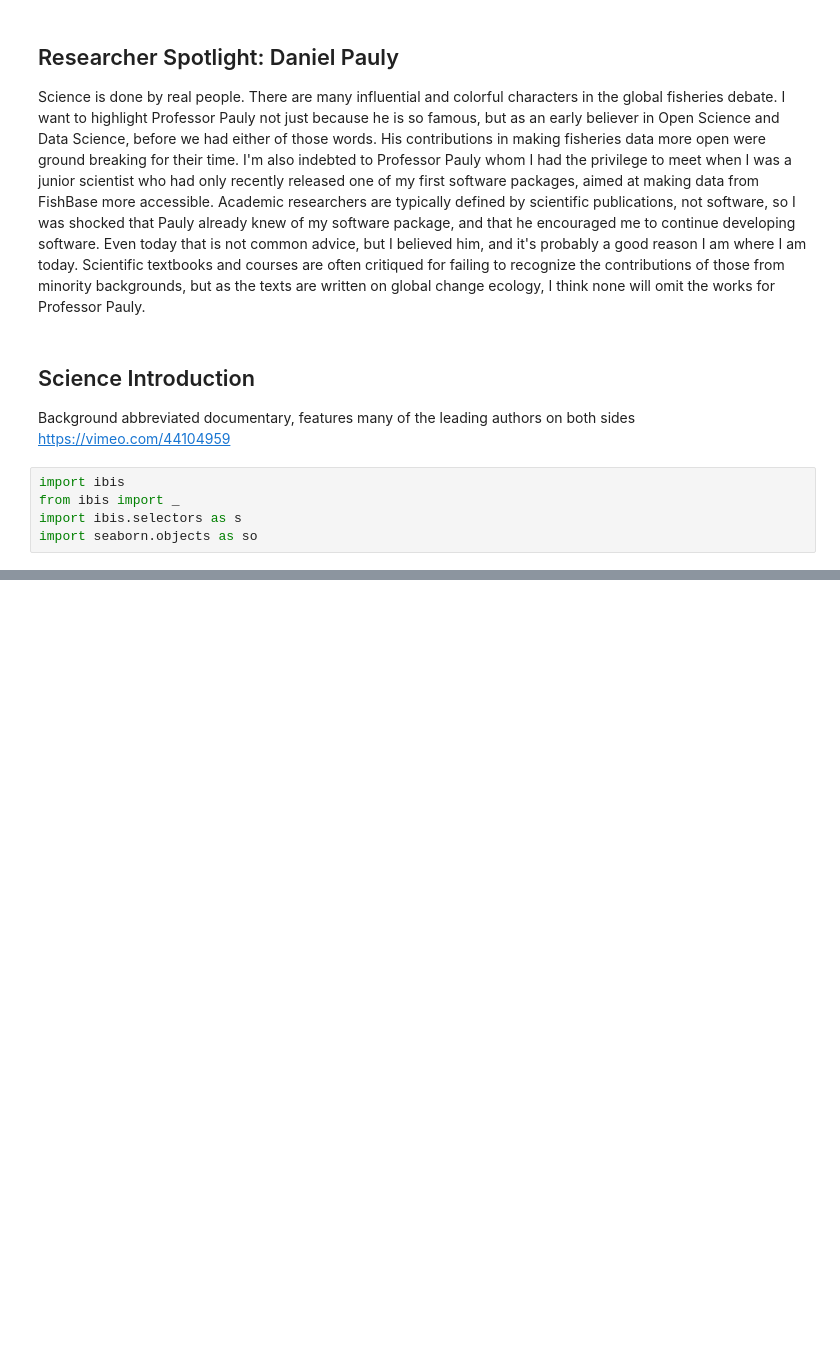
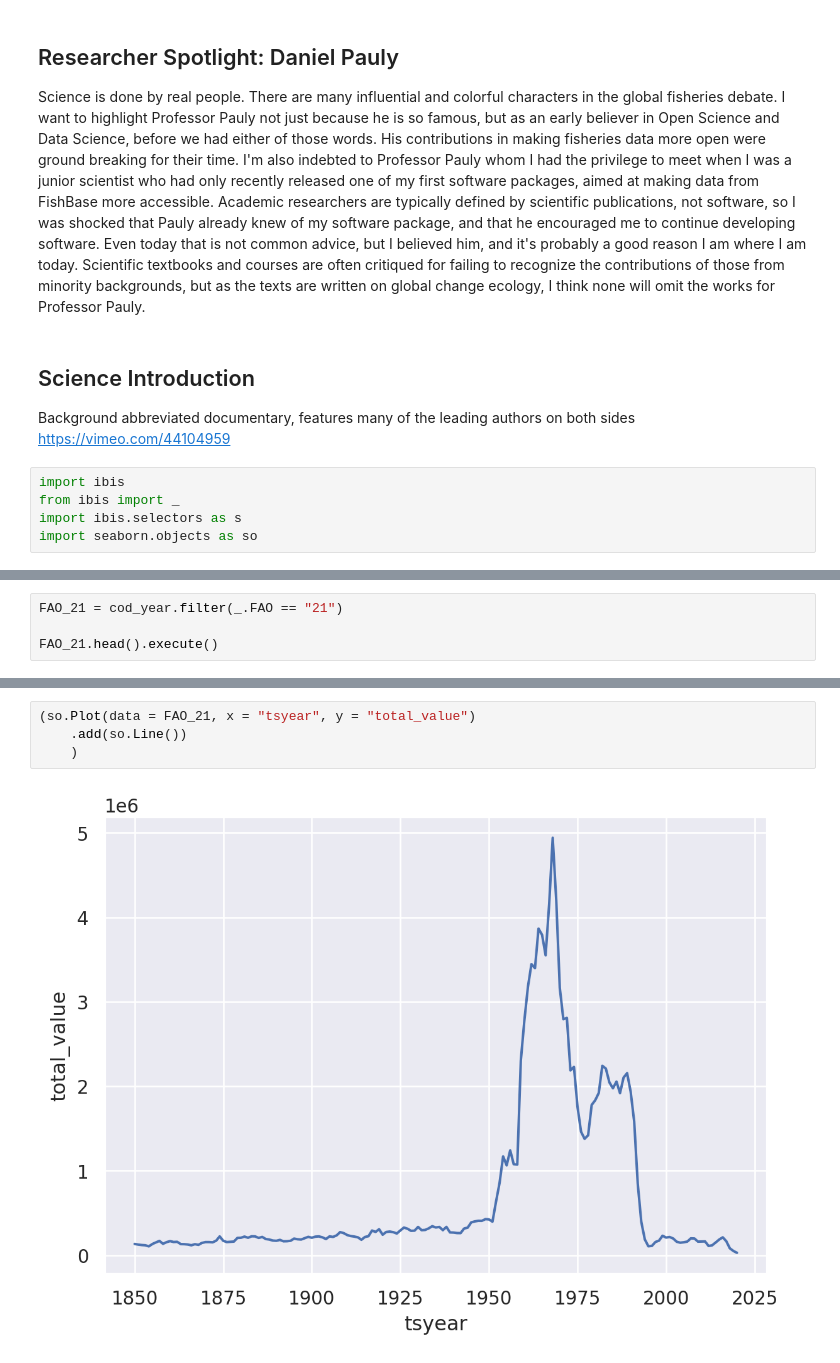
Before and after one commit to espm-288/fish-fishy-fish, a Jupyter notebook: notebook.ipynb, the cells around one changed output, grey strips where cells are left out. Drawn from its saved outputs; the diff is of its cells as text; blank space fills up the shorter version.

```diff
--- a/notebook.ipynb
+++ b/notebook.ipynb
@@ -124,0 +126,4 @@ stock.filter(_.commonname=="Atlantic cod").execute()
+# %%
+FAO_21 = cod_year.filter(_.FAO == "21")
+
+FAO_21.head().execute()
@@ -125,3 +137,9 @@ stock.filter(_.commonname=="Atlantic cod").execute()
+# %%
+(so.Plot(data = FAO_21, x = "tsyear", y = "total_value")
+    .add(so.Line())
+    )
+# %% [output]
+[figure, added]
 # %% [markdown]
 
 # Exercise 1: Investigating the North-Atlantic Cod
```
Also changed, not shown: parts of 11 cells of this notebook.
